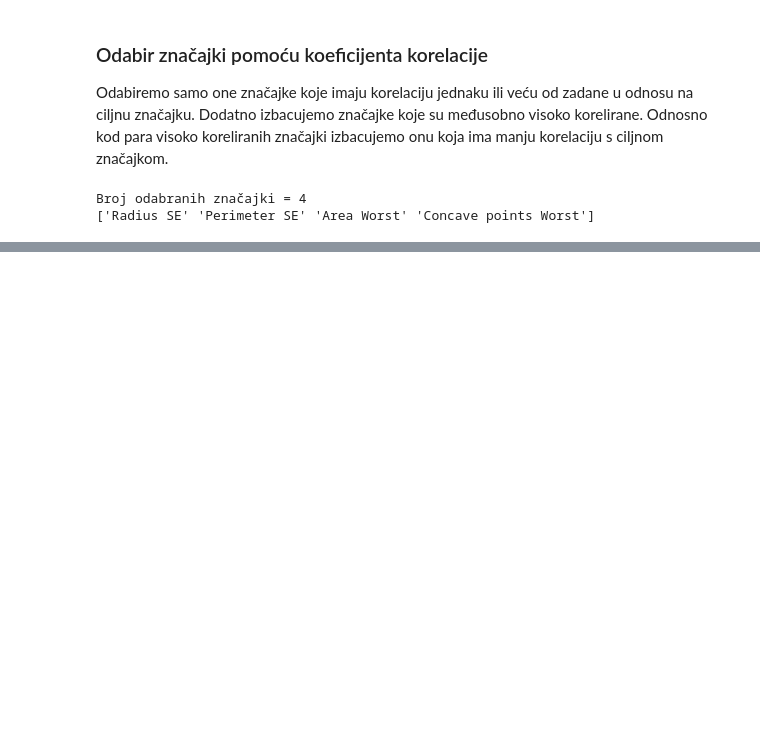
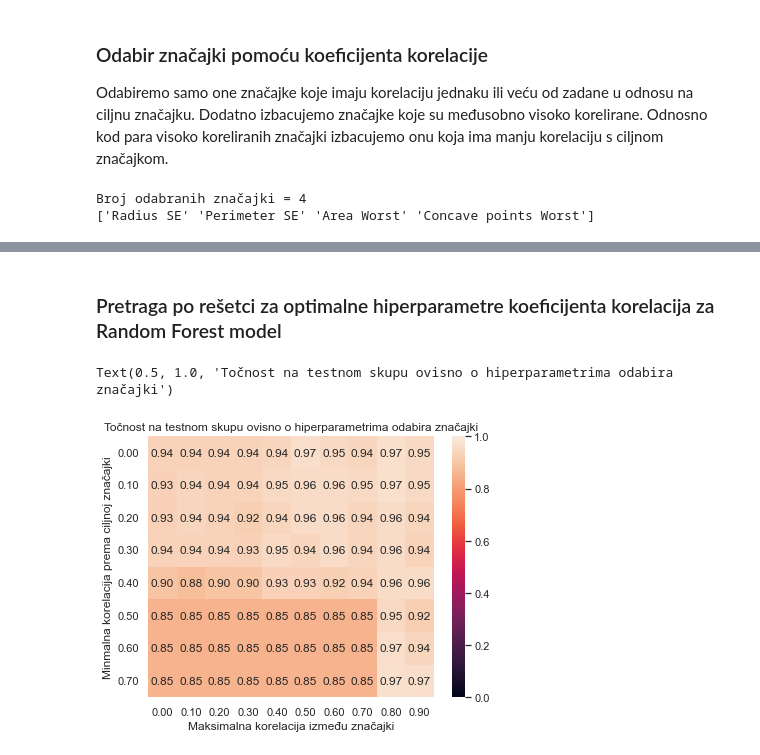
Before and after one commit to Antonio-Ilinovic/UUZOP_projekt, a Jupyter notebook: Breast_cancer_classifciation.ipynb, the cells around one changed output, grey strips where cells are left out. Cells and saved outputs as stored; diff of their text form; code cells hidden in the pictures; blank space fills up the shorter version.

Commit message:
pretraga po rešetci za optimalne hiperparametre koeficijenta korelacija

```diff
--- a/Breast_cancer_classifciation.ipynb
+++ b/Breast_cancer_classifciation.ipynb
@@ -604,14 +603,14 @@ Broj odabranih značajki = 4
 # izrada skupa podataka za treniranje i testiranje (uz odabir značajki)
 # train i test set ostaju isti, samo što ćemo sada filtrirati, tj. odabrati samo one značajke koje imaju dovoljno veliku korelaciju sa ciljnom značajkom.
 
-data_columns = select_features(MIN_CORR_TO_LABEL=0.5, MAX_CORR_TO_OTHER_FEATURE=0.8)
+data_columns = select_features(MIN_CORR_TO_LABEL=0.7, MAX_CORR_TO_OTHER_FEATURE=0.9)
 label_column = 'Diagnosis'
 
-train_x = train[data_columns]
-train_y = train[label_column]
-test_x = test[data_columns]
-test_y = test[label_column]
+selected_features_train_x = train[data_columns]
+selected_features_train_y = train[label_column]
+selected_features_test_x = test[data_columns]
+selected_features_test_y = test[label_column]
 
 print(f'korišetno {len(data_columns)} značajki: {data_columns}')
-evaluate_all_6_models_and_print_results(train_x, train_y, test_x, test_y)
+evaluate_all_6_models_and_print_results(selected_features_train_x, selected_features_train_y, selected_features_test_x, selected_features_test_y)
 # %% [output]
@@ -632,3 +631,39 @@ korišetno 4 značajki: ['Radius SE' 'Perimeter SE' 'Area Worst' 'Concave points
 │ SVM                 │ 90.8%               │ 93.0%              │ 95.5%                   │ 95.7%                  │ 79.2%                │ 84.9%               │ 86.6%            │ 90.0%           │
 ╘═════════════════════╧═════════════════════╧════════════════════╧═════════════════════════╧════════════════════════╧══════════════════════╧═════════════════════╧══════════════════╧═════════════════╛
 [figure]
+# %% [markdown]
+### Pretraga po rešetci za optimalne hiperparametre koeficijenta korelacija za Random Forest model
+# %%
+MIN_CORR_TO_LABEL_range = np.arange(0.0, 0.8, 0.1)
+MAX_CORR_TO_OTHER_FEATURE_range = np.arange(0.0, 1.0, 0.1)
+
+testing_accuraccies_matrix = np.zeros((len(MIN_CORR_TO_LABEL_range), len(MAX_CORR_TO_OTHER_FEATURE_range)))
+
+for i, i_min_corr_to_label in enumerate(MIN_CORR_TO_LABEL_range):
+    for j, j_max_corr_to_other_feature in enumerate(MAX_CORR_TO_OTHER_FEATURE_range):
+        data_columns = select_features(MIN_CORR_TO_LABEL=i_min_corr_to_label, MAX_CORR_TO_OTHER_FEATURE=j_max_corr_to_other_feature)
+        label_column = 'Diagnosis'
+
+        model = RandomForestClassifier()
+
+        train_x = train[data_columns]
+        train_y = train[label_column]
+        test_x = test[data_columns]
+        test_y = test[label_column]
+
+        try:
+            scores, cfm = train_and_evaluate_model(model, train_x, train_y, test_x, test_y)
+            testing_accuraccies_matrix[i, j] = scores['test_accuracy_score']
+        except ValueError:
+            # ako nema nikakvih podataka za model, upiši točnost 0
+            testing_accuraccies_matrix[i, j] = 0.0
+# %%
+ax = sns.heatmap(testing_accuraccies_matrix, annot=True, fmt=".2f", vmin=0.0, vmax=1.0)
+ax.set_xticklabels([f'{x:.2f}' for x in MAX_CORR_TO_OTHER_FEATURE_range])
+ax.set_yticklabels([f'{x:.2f}' for x in MIN_CORR_TO_LABEL_range], rotation=0)
+ax.set_xlabel('Maksimalna korelacija između značajki')
+ax.set_ylabel('Minmalna korelacija prema ciljnoj značajki')
+ax.set_title('Točnost na testnom skupu ovisno o hiperparametrima odabira značajki')
+# %% [output]
+Text(0.5, 1.0, 'Točnost na testnom skupu ovisno o hiperparametrima odabira značajki')
+[figure, added]
```
Also changed, not shown: parts of 4 cells of this notebook.
